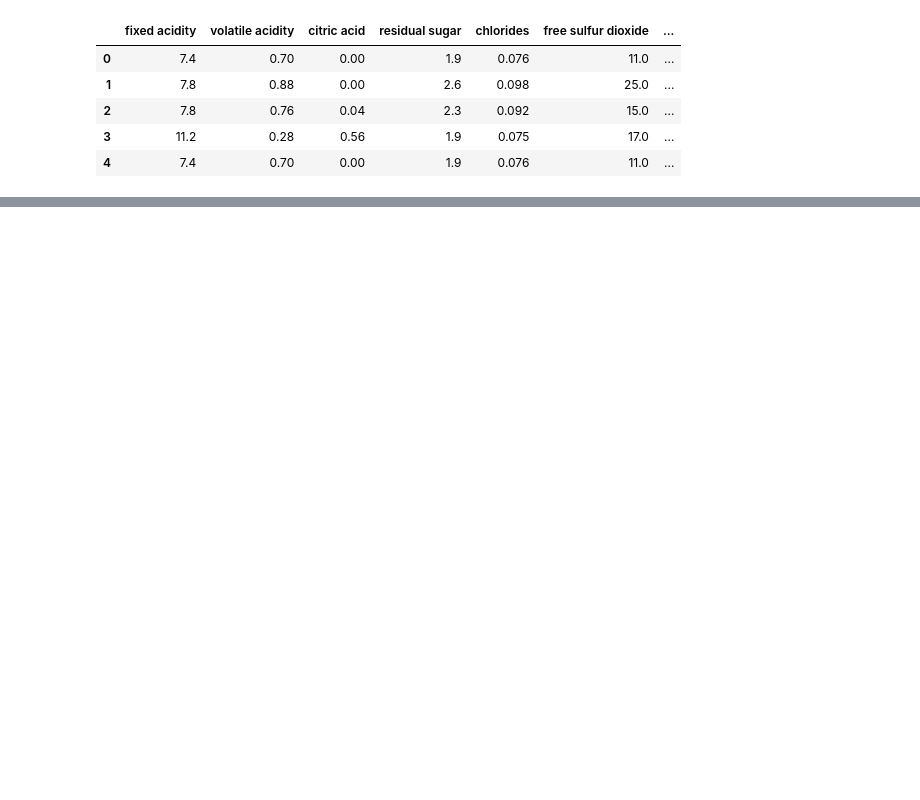
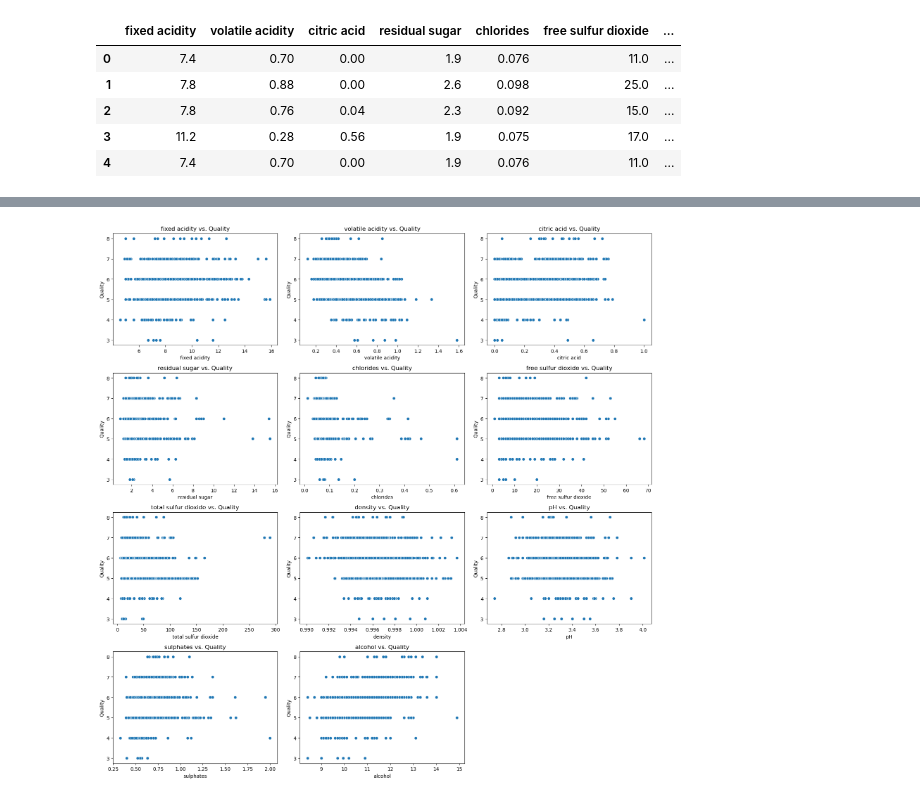
Before and after one commit to Boltnav/Wine-Quality-Prediction, a Jupyter notebook: notebooks/eda_wine_quality.ipynb, the cells around one changed output, grey strips where cells are left out. Drawn from its saved outputs; the diff is of its cells as text; code cells hidden in the pictures; blank space fills up the shorter version.

```diff
--- a/notebooks/eda_wine_quality.ipynb
+++ b/notebooks/eda_wine_quality.ipynb
@@ -16,0 +62,34 @@ data.head()
+# %%
+features = df.columns.drop(['quality', 'Id'])  # Exclude 'quality' and 'Id'
+
+# Number of features to plot
+num_features = len(features)
+
+# Define the number of columns for the grid
+n_cols = 3  # Adjust as needed for the layout
+
+# Calculate the number of rows needed based on the number of features
+n_rows = (num_features + n_cols - 1) // n_cols
+
+# Create subplots
+fig, axes = plt.subplots(n_rows, n_cols, figsize=(16, n_rows * 4))
+
+# Flatten the axes array for easy iteration
+axes = axes.flatten()
+
+# Plot scatterplots for each feature
+for i, feature in enumerate(features):
+    sns.scatterplot(x=feature, y='quality', data=df, ax=axes[i])
+    axes[i].set_title(f'{feature} vs. Quality')
+    axes[i].set_xlabel(feature)
+    axes[i].set_ylabel('Quality')
+
+# Remove any empty subplots if they exist
+for j in range(i+1, len(axes)):
+    fig.delaxes(axes[j])
+
+# Adjust layout to prevent overlap
+plt.tight_layout()
+plt.show()
+# %% [output]
+[figure, added]
```
Also changed, not shown: parts of 8 cells of this notebook, 1 other file.
